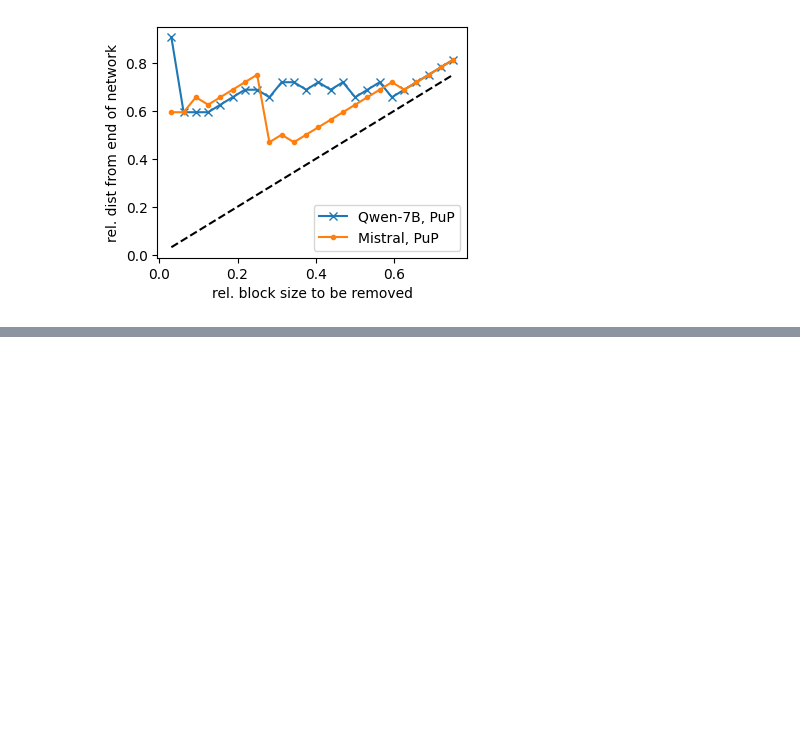
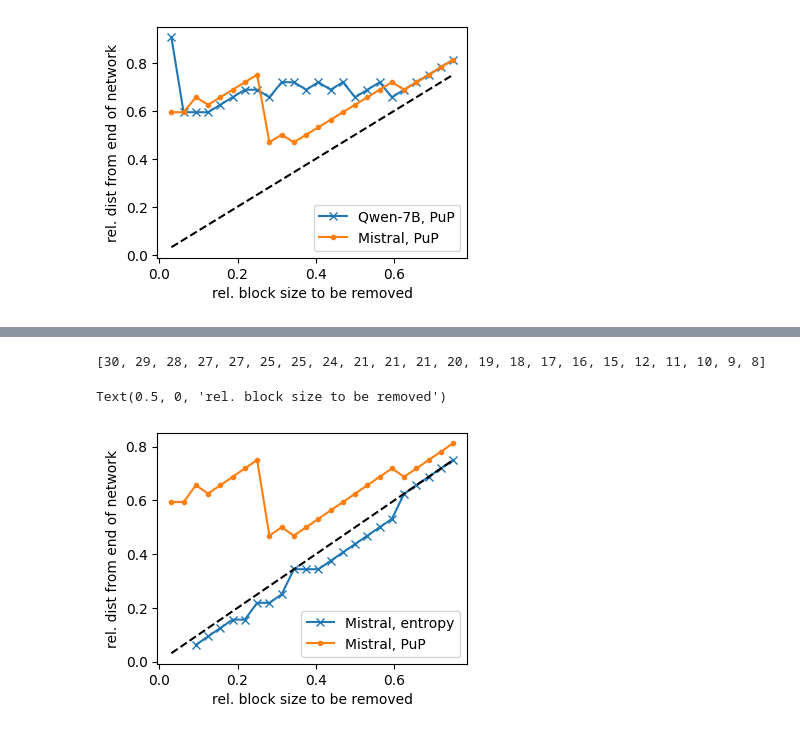
Before and after one commit to hassan-shap/llm-benchmarks, a Jupyter notebook: benchmarks_aws/cossim/pp_cossim.ipynb, the cells around one changed output, grey strips where cells are left out. Cells and saved outputs as stored; diff of their text form; code cells hidden in the pictures; blank space fills up the shorter version.

```diff
--- a/benchmarks_aws/cossim/pp_cossim.ipynb
+++ b/benchmarks_aws/cossim/pp_cossim.ipynb
@@ -510,0 +609,20 @@ layers_dropped = list(range(ell_last_layer[first_layer_dropped], ell_last_layer[
+# %%
+print(x_min_list)
+# %% [output]
+[30, 29, 28, 27, 27, 25, 25, 24, 21, 21, 21, 20, 19, 18, 17, 16, 15, 12, 11, 10, 9, 8]
+# %%
+x_plot = np.arange(1,25)/32
+x_min_mistral_io = [13, 13, 11, 12, 11, 10, 9, 8, 17, 16, 17, 16, 15, 14, 13, 12, 11, 10, 9, 10, 9, 8, 7, 6]
+x_min_mistral_entropy = [30, 29, 28, 27, 27, 25, 25, 24, 21, 21, 21, 20, 19, 18, 17, 16, 15, 12, 11, 10, 9, 8]
+
+plt.figure(figsize=(4,3))
+plt.plot(np.arange(3,25)/32,1-np.array(x_min_mistral_entropy)/32,"x-",label="Mistral, entropy")
+plt.plot(np.arange(1,25)/32,1-np.array(x_min_mistral)/32,".-",label="Mistral, PuP")
+# plt.plot(x_plot,1-np.array(x_min_in_layer_out)/32,".-", label="Layer IO")
+plt.plot(x_plot,x_plot,"k--")
+plt.legend()
+plt.ylabel("rel. dist from end of network")
+plt.xlabel("rel. block size to be removed")
+# %% [output]
+Text(0.5, 0, 'rel. block size to be removed')
+[figure, added]
```
Also changed, not shown: parts of 4 cells of this notebook, 27 other files.
